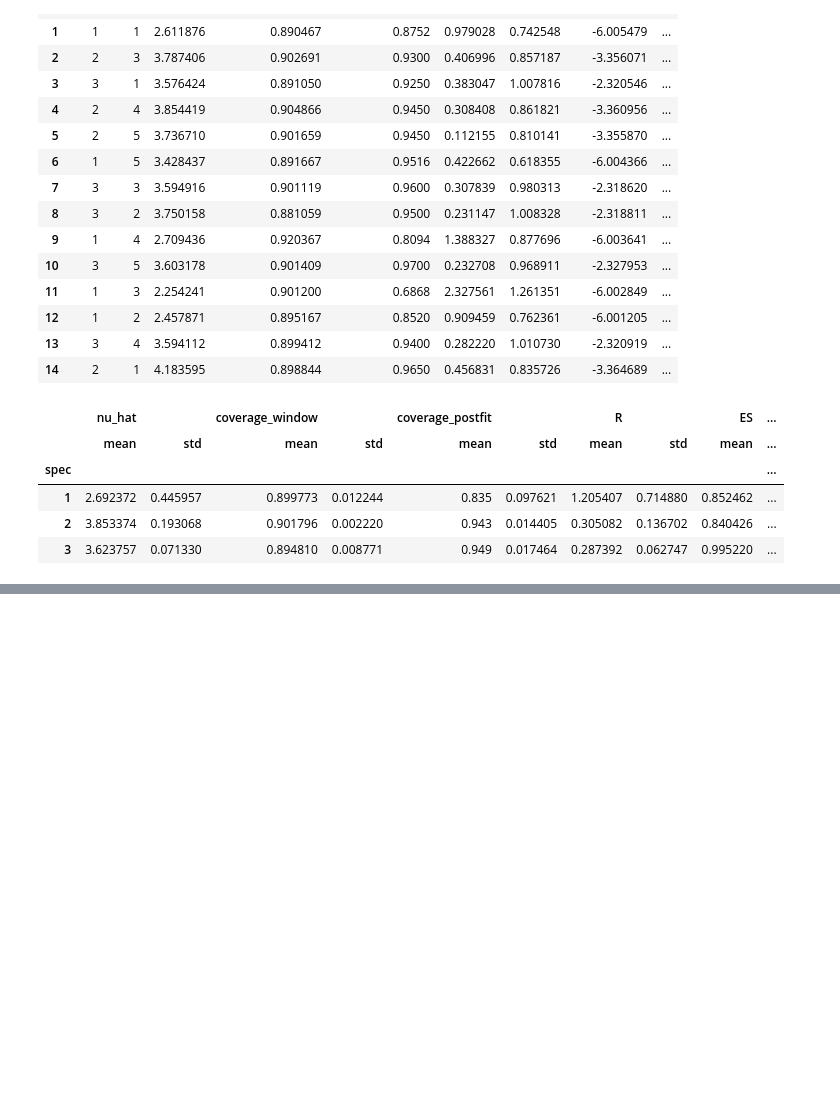
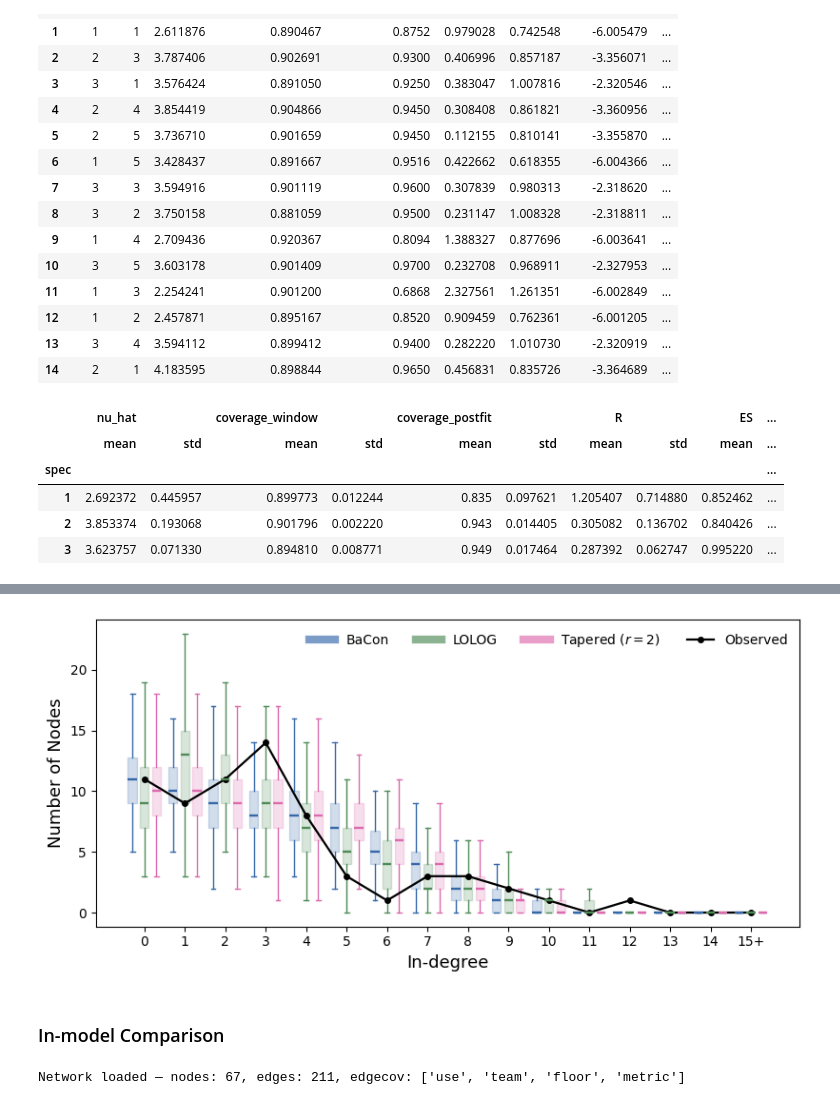
Before and after one commit to lady-bluecopper/pac_ergm, a Jupyter notebook: notebooks/Plots.ipynb, the cells around one changed output, grey strips where cells are left out. Drawn from its saved outputs; the diff is of its cells as text; code cells hidden in the pictures; blank space fills up the shorter version.

```diff
--- a/notebooks/Plots.ipynb
+++ b/notebooks/Plots.ipynb
@@ -1216,0 +1501,50 @@ fit_summary
+# %%
+fig = plot_degree_gof_comparison(
+    A_obs,
+    "indeg",
+    MAX_DEGREE,
+    tapered_nets,
+    TAPERED_R,
+    MODEL_COLORS
+)
+fig.savefig(os.path.join(PLOT_DIR, f"gof_indegree_tapered_vs_bacon_{SPECIFICATION}.pdf"), bbox_inches="tight")
+plt.show()
+# %% [output]
+[figure, added]
+# %% [markdown]
+### In-model Comparison
+# %%
+import ntpath
+
+cfg_stats = OmegaConf.load(os.path.join(PAC_RUN, "config_used.yaml"))
+
+cfg_stats.data.edges_path = os.path.join(DATA_DIR, ntpath.basename(str(cfg_stats.data.edges_path)))
+if cfg_stats.data.get("nodes_path"):
+    cfg_stats.data.nodes_path = os.path.join(DATA_DIR, ntpath.basename(str(cfg_stats.data.nodes_path)))
+if cfg_stats.data.get("edgecov"):
+    if SPECIFICATION in [2, 3]:
+        cfg_stats.data.edgecov = {
+                name: os.path.join(DATA_DIR, "uni2005_cov", ntpath.basename(str(filename)))
+                for name, filename in cfg_stats.data.edgecov.items()
+            }
+    else:
+        cfg_stats.data.edgecov = {
+            name: os.path.join(DATA_DIR, ntpath.basename(str(filename)))
+            for name, filename in cfg_stats.data.edgecov.items()
+        }
+
+adj_stats, nodes_stats, ecov_stats = load_data(cfg_stats.data)
+
+model_spec = build_spec(
+    nodes_stats,
+    ecov_stats,
+    cfg_stats.model,
+    directed=bool(cfg_stats.data.is_directed),
+)
+
+tapered_stats = np.array([
+    compute_stats(A, model_spec)
+    for A in tapered_nets
+])
+# %% [output]
+Network loaded — nodes: 67, edges: 211, edgecov: ['use', 'team', 'floor', 'metric']
```
Also changed, not shown: parts of 18 cells of this notebook, 2 other files.
